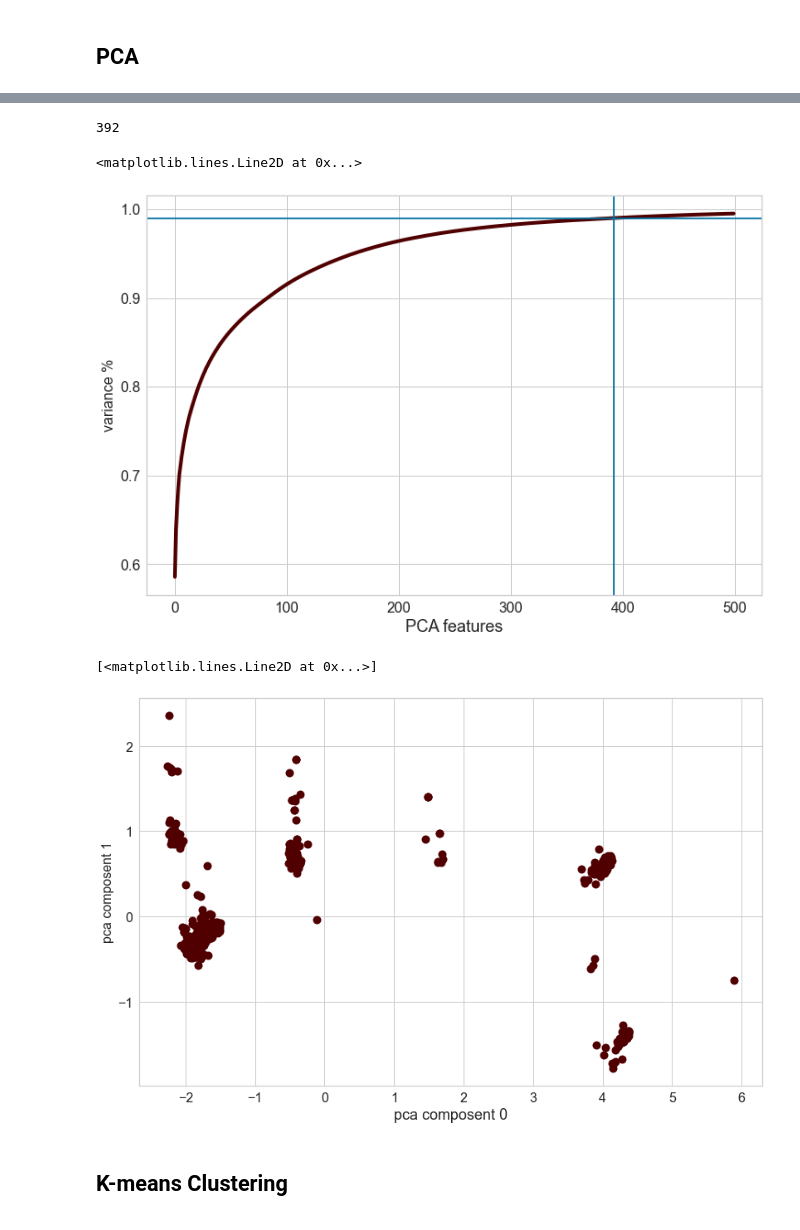
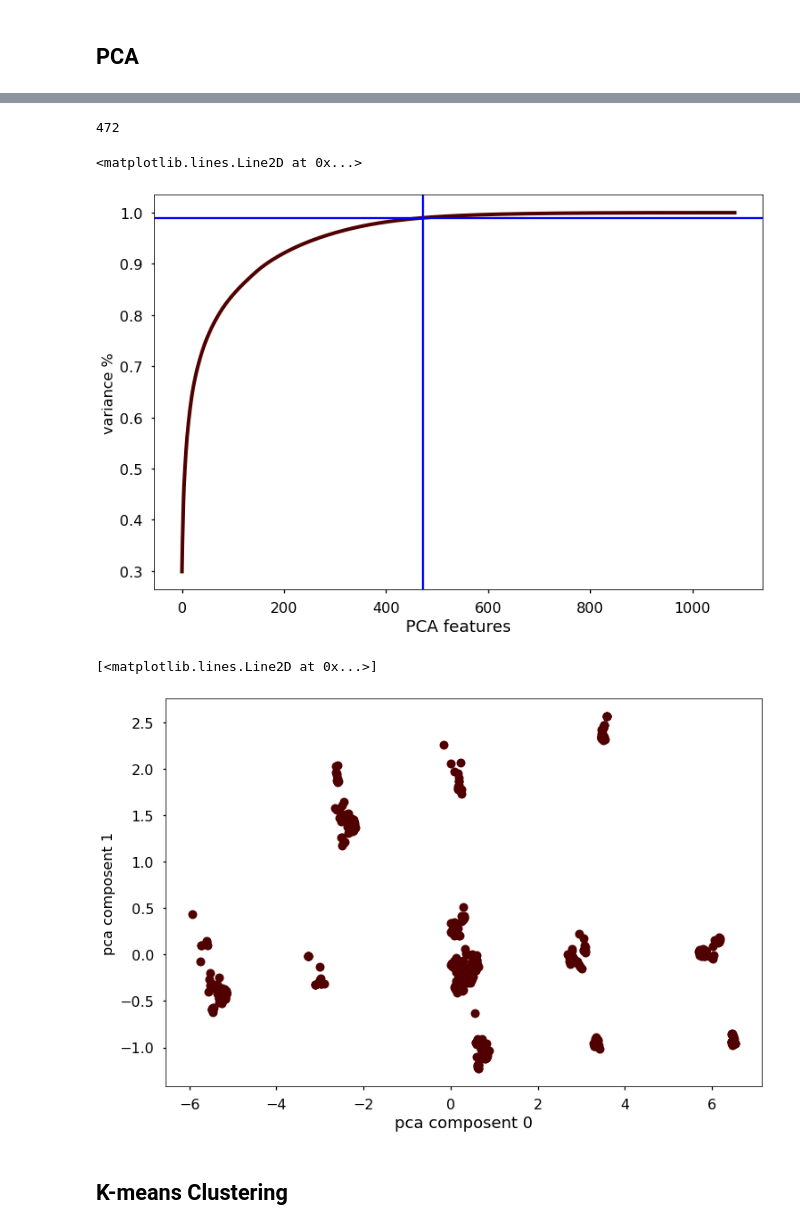
Before and after one commit to ab3masta/pfe_final_notebook, a Jupyter notebook: clustering.ipynb, the cells around one changed output, grey strips where cells are left out. Drawn from its saved outputs; the diff is of its cells as text; code cells hidden in the pictures.

```diff
--- a/clustering.ipynb
+++ b/clustering.ipynb
@@ -165,7 +140,7 @@ items_similarity.to_csv("./data/items_similarity.csv")
 # %%
 #Load Items Similarity
 # %%
-items_similarity = pd.read_csv("./data/items_similarity.csv")
+items_similarity = pd.read_csv("./data/items_similarity2.csv")
 items_similarity = items_similarity.set_index('item_id')
 print(items_similarity.shape)
 # items_similarity
@@ -221,7 +196,7 @@ plt.xticks(features)
 # Standardize the data to have a mean of ~0 and a variance of 1
 X_std = StandardScaler().fit_transform(items_similarity)
 # Create a PCA instance: pca
-pca = decomposition.PCA(n_components=500)
+pca = decomposition.PCA(n_components=1084)
 principalComponents = pca.fit_transform(X_std)
 plt.figure(figsize=(12, 8))
 plt.xticks(fontsize=16)
@@ -230,12 +205,12 @@ plt.xlabel('PCA features', fontsize=18)
 plt.ylabel('variance %', fontsize=16)
 print(np.argmax(np.cumsum(pca.explained_variance_ratio_) > 0.99))
 plt.plot(np.cumsum(pca.explained_variance_ratio_), linewidth=4, color='#500000')
-plt.axvline(x=392, c='b')
+plt.axvline(x=473, c='b')
 plt.axhline(y=0.99, color='b')
 # %% [output]
-392
+472
 <matplotlib.lines.Line2D at 0x...>
-[figure, old version]
+[figure, new version]
 # %%
 #['Solarize_Light2', '_classic_test_patch', 'bmh', 'classic', 'dark_background', 'fast', 'fivethirtyeight', 'ggplot', 'grayscale', 'seaborn', 'seaborn-bright', 'seaborn-colorblind', 'seaborn-dark', 'seaborn-dark-palette', 'seaborn-darkgrid', 'seaborn-deep', 'seaborn-muted', 'seaborn-notebook', 'seaborn-paper', 'seaborn-pastel', 'seaborn-poster', 'seaborn-talk', 'seaborn-ticks', 'seaborn-white', 'seaborn-whitegrid', 'tableau-colorblind10']
 # seaborn-whitegrid, bmh ,
@@ -243,17 +218,17 @@ import matplotlib.pyplot as plt
 plt.style.use('fivethirtyeight')
 # %%
 X_std = StandardScaler().fit_transform(items_similarity)
-pca = decomposition.PCA(n_components=392)
+pca = decomposition.PCA(n_components=473)
 features = pca.fit_transform(items_similarity)
 plt.figure(figsize=(12, 8))
 plt.xticks(fontsize=16)
 plt.yticks(fontsize=16)
 plt.xlabel('pca composent 0', fontsize=18)
 plt.ylabel('pca composent 1', fontsize=16)
 plt.plot(features[:,0],features[:,1],'.',color='#500000',markersize=20)
 # %% [output]
 [<matplotlib.lines.Line2D at 0x...>]
-[figure, old version]
+[figure, new version]
 # %% [markdown]
 ## K-means Clustering
 # %%
```
Also changed, not shown: parts of 19 cells of this notebook, 11 other files.
